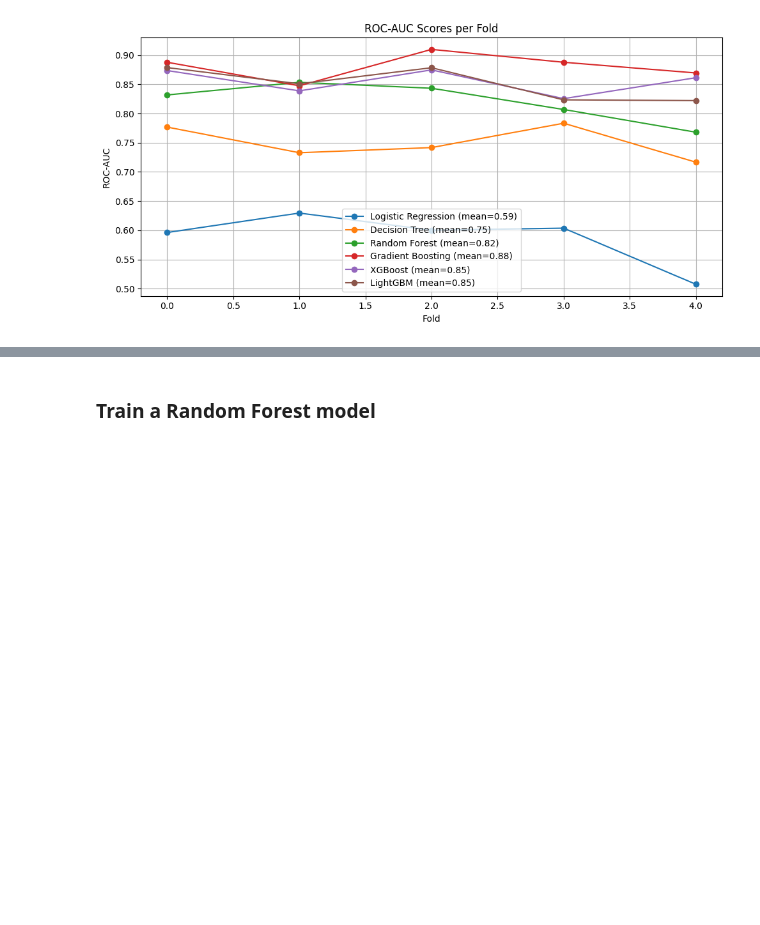
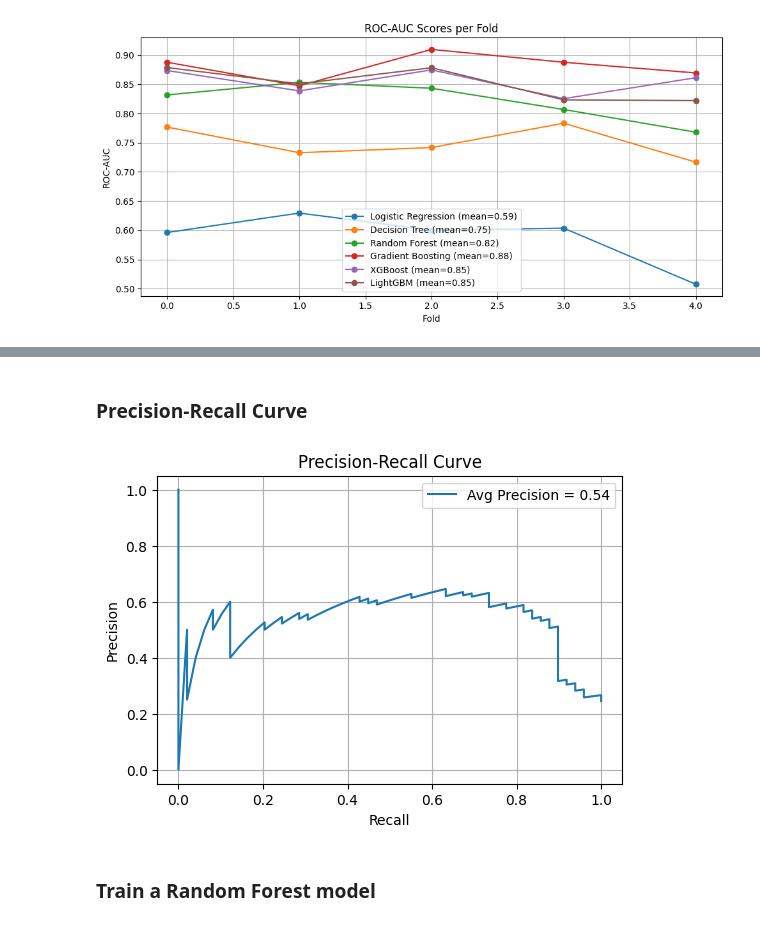
Before and after one commit to ahmeddaknou/Insurance-Fraud-Detection, a Jupyter notebook: notebooks/02_Classifcation.ipynb, the cells around one changed output, grey strips where cells are left out. Cells and saved outputs as stored; diff of their text form; code cells hidden in the pictures; blank space fills up the shorter version.

```diff
--- a/notebooks/02_Classifcation.ipynb
+++ b/notebooks/02_Classifcation.ipynb
@@ -106,3 +323,20 @@ plt.show()
+# %% [markdown]
+### Precision-Recall Curve
+# %%
+
+precision, recall, thresholds = precision_recall_curve(y_test, y_proba)
+ap = average_precision_score(y_test, y_proba)
+
+plt.figure(figsize=(6, 4))
+plt.plot(recall, precision, label=f"Avg Precision = {ap:.2f}")
+plt.xlabel("Recall")
+plt.ylabel("Precision")
+plt.title("Precision-Recall Curve")
+plt.legend()
+plt.grid(True)
+plt.show()
+# %% [output]
+[figure, added]
 # %% [markdown]
 ### Train a Random Forest model
 # %%
```
Also changed, not shown: parts of 22 cells of this notebook, 1 other file.
